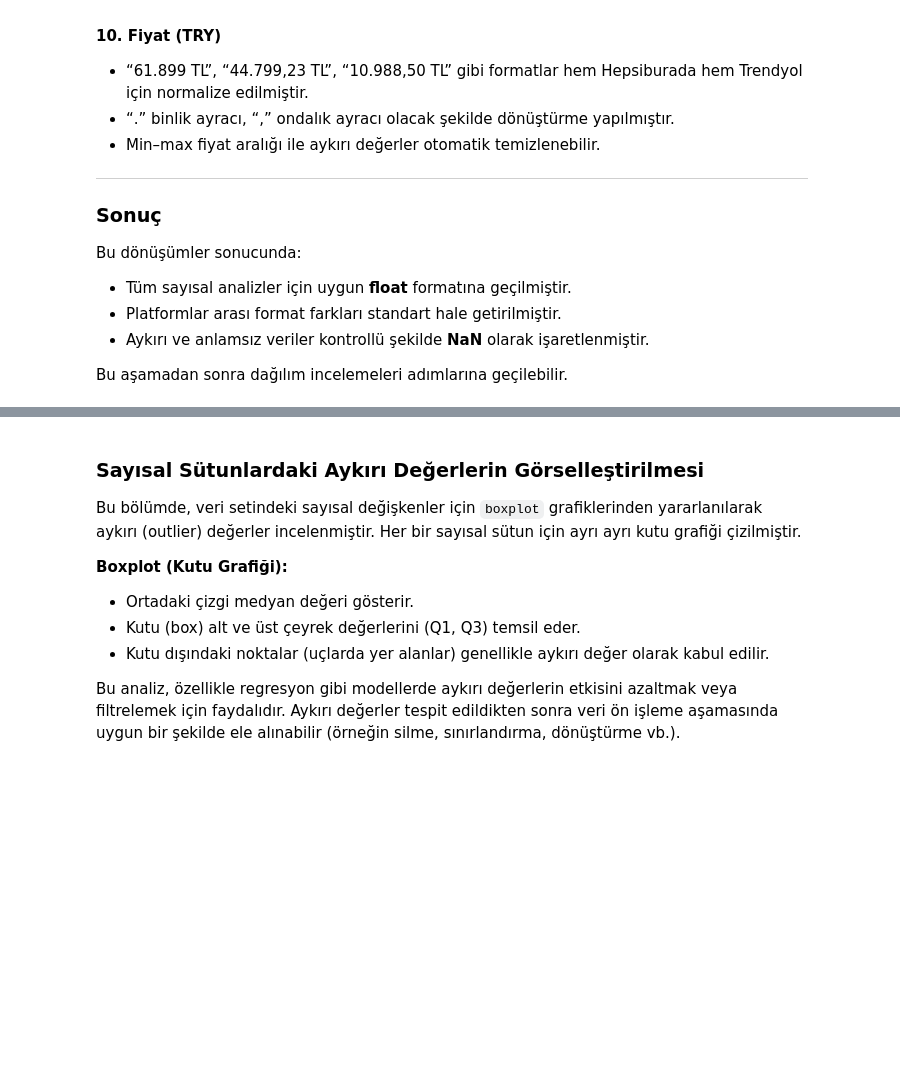
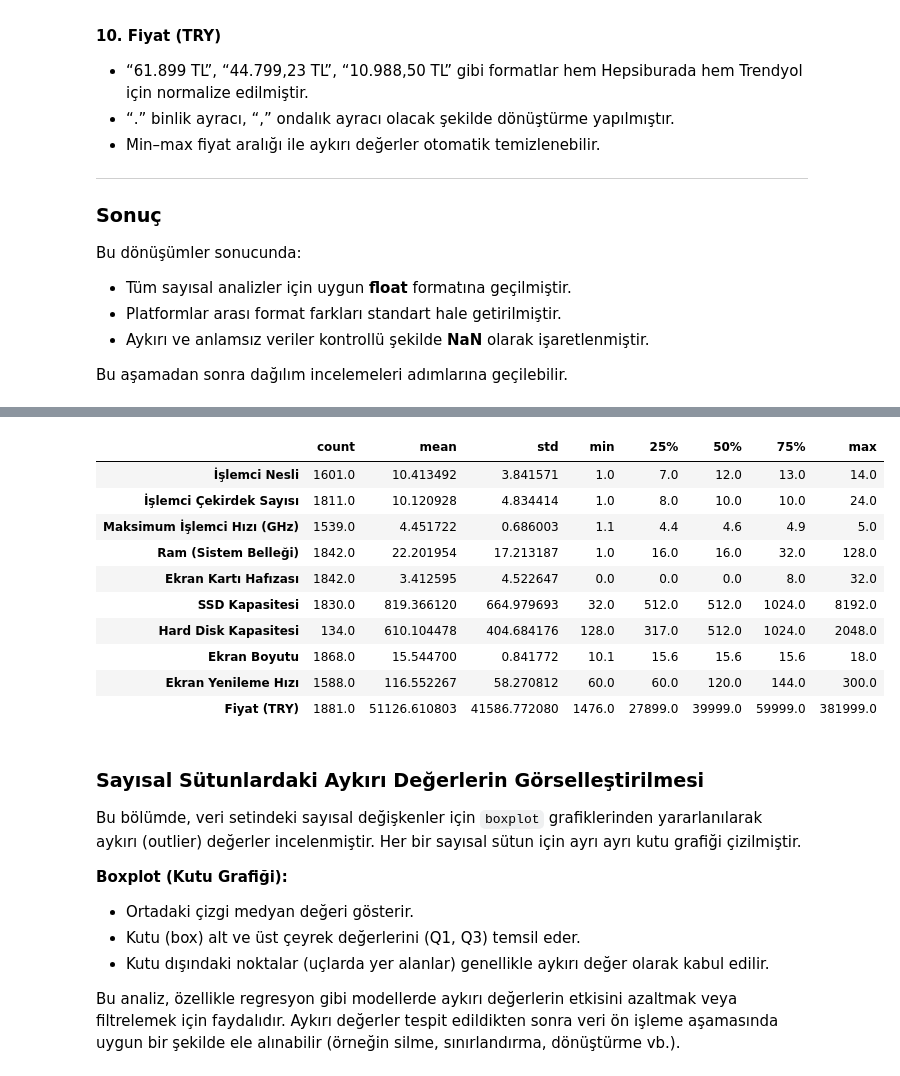
Before and after one commit to devOzdemir/rfs, a Jupyter notebook: notebooks/ty_eda.ipynb, the cells around one changed output, grey strips where cells are left out. Saved outputs shown, nothing was run; the diff lists cells and outputs as text; code cells hidden in the pictures; blank space fills up the shorter version.

```diff
--- a/notebooks/ty_eda.ipynb
+++ b/notebooks/ty_eda.ipynb
@@ -711,3 +298,17 @@ df.describe().T
+# %%
+df.describe(include='number').T
+# %% [output]
+|  | count | mean | std | min | 25% | 50% | 75% | max |
+| İşlemci Nesli | 1601.0 | 10.413492 | 3.841571 | 1.0 | 7.0 | 12.0 | 13.0 | 14.0 |
+| İşlemci Çekirdek Sayısı | 1811.0 | 10.120928 | 4.834414 | 1.0 | 8.0 | 10.0 | 10.0 | 24.0 |
+| Maksimum İşlemci Hızı (GHz) | 1539.0 | 4.451722 | 0.686003 | 1.1 | 4.4 | 4.6 | 4.9 | 5.0 |
+| Ram (Sistem Belleği) | 1842.0 | 22.201954 | 17.213187 | 1.0 | 16.0 | 16.0 | 32.0 | 128.0 |
+| Ekran Kartı Hafızası | 1842.0 | 3.412595 | 4.522647 | 0.0 | 0.0 | 0.0 | 8.0 | 32.0 |
+| SSD Kapasitesi | 1830.0 | 819.366120 | 664.979693 | 32.0 | 512.0 | 512.0 | 1024.0 | 8192.0 |
+| Hard Disk Kapasitesi | 134.0 | 610.104478 | 404.684176 | 128.0 | 317.0 | 512.0 | 1024.0 | 2048.0 |
+| Ekran Boyutu | 1868.0 | 15.544700 | 0.841772 | 10.1 | 15.6 | 15.6 | 15.6 | 18.0 |
+| Ekran Yenileme Hızı | 1588.0 | 116.552267 | 58.270812 | 60.0 | 60.0 | 120.0 | 144.0 | 300.0 |
+| Fiyat (TRY) | 1881.0 | 51126.610803 | 41586.772080 | 1476.0 | 27899.0 | 39999.0 | 59999.0 | 381999.0 |
 # %% [markdown]
 ### Sayısal Sütunlardaki Aykırı Değerlerin Görselleştirilmesi
 
```
Also changed, not shown: parts of 10 cells of this notebook, 17 other files.
